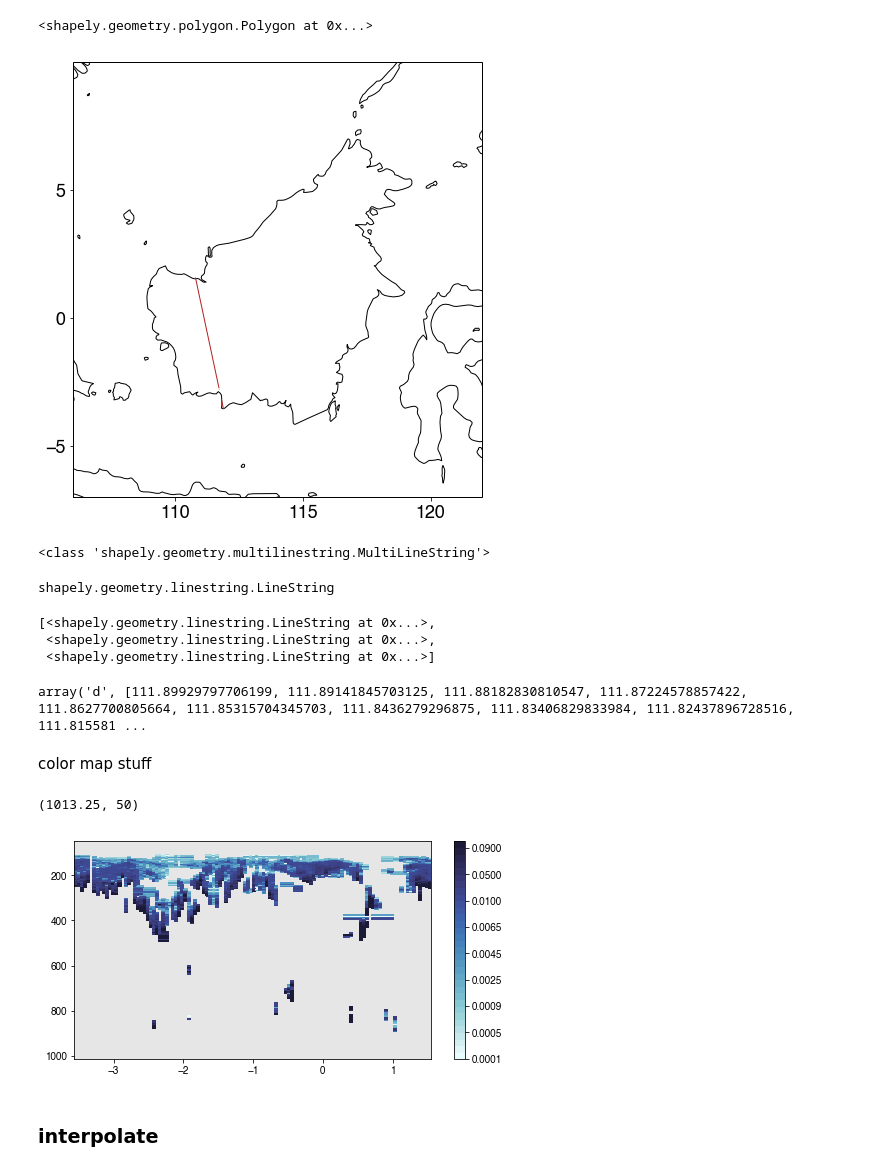
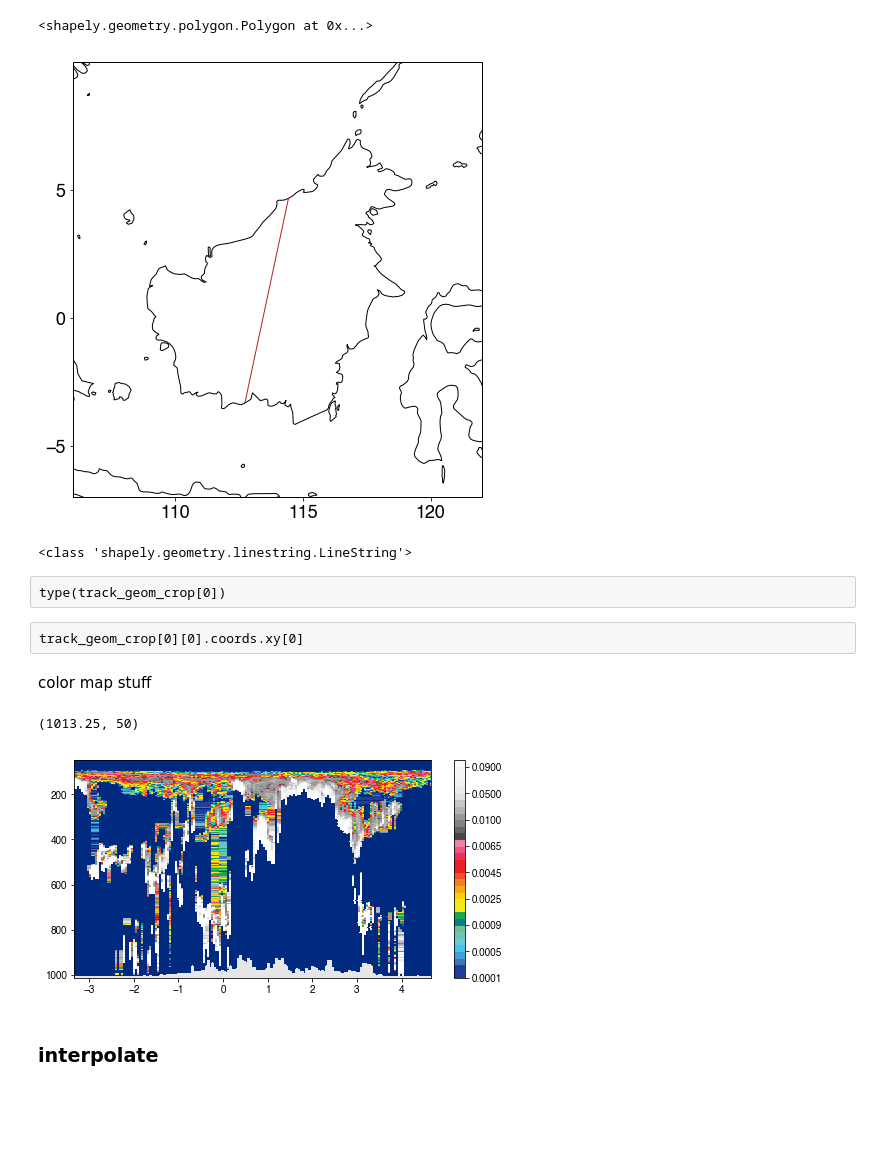
Before and after one commit to bairdlangenbrunner/indonesia-analysis, a Jupyter notebook: cloud-analysis/notebook-files/interpolating_and_averaging_equivalent_tracks.ipynb, the cells around one changed output. Drawn from its saved outputs; the diff is of its cells as text; code cells hidden in the pictures; blank space fills up the shorter version.

```diff
--- a/cloud-analysis/notebook-files/interpolating_and_averaging_equivalent_tracks.ipynb
+++ b/cloud-analysis/notebook-files/interpolating_and_averaging_equivalent_tracks.ipynb
@@ -18,5 +18,5 @@ import scipy.stats
 et_npy_file_list = sorted(glob.glob('CAL_LID_L2_05kmCPro-Standard-V4-10*'))
 # %%
 # open first collection
-f = -1
+f = 3
 et_file_list = numpy.load(et_npy_file_list[f])
@@ -124,27 +128,17 @@ ax.set_yticks([-5,0,5])
 ax.set_xticks([110,115,120])
 ax.tick_params(labelsize=fontsize)
 # %% [output]
-[figure, old version]
+[figure, new version]
 # %%
 #print(track_geom_crop)
 print(type(track_geom_crop))
 #print(type(track_geom_crop[0]) == shapely.geometry.multilinestring.MultiLineString)
 # %% [output]
-<class 'shapely.geometry.multilinestring.MultiLineString'>
+<class 'shapely.geometry.linestring.LineString'>
-# %%
-type(track_geom_crop[0])
-# %% [output]
-shapely.geometry.linestring.LineString
-# %%
-list(track_geom_crop[0])
-# %% [output]
-[<shapely.geometry.linestring.LineString at 0x...>,
- <shapely.geometry.linestring.LineString at 0x...>,
- <shapely.geometry.linestring.LineString at 0x...>]
-# %%
-track_geom_crop[0][0].coords.xy[0]
-# %% [output]
-array('d', [111.89929797706199, 111.89141845703125, 111.88182830810547, 111.87224578857422, 111.8627700805664, 111.85315704345703, 111.8436279296875, 111.83406829833984, 111.82437896728516, 111.815581 ...
+# %% [raw]
+type(track_geom_crop[0])
+# %% [raw]
+track_geom_crop[0][0].coords.xy[0]
 # %%
 #for file in [et_file_list[0]]:
 file = et_file_list[53]
@@ -221,16 +280,16 @@ cmap_partial = matplotlib.colors.LinearSegmentedColormap.from_list('trunc({n},{a
 # %%
 fig = mp.figure(figsize=(8,4))
 
 ax = fig.add_subplot(111)
 plot = ax.pcolormesh(lat_2d.T[::-1,:], p_data_subset.T[::-1,:], \
-                     gdal_tbc_data_subset.T[::-1,:], norm=norm, cmap=cmap_partial)
+                     gdal_tbc_data_subset.T[::-1,:], norm=norm, cmap=calipso_colormap)
 
 fig.colorbar(plot)
 
 ax.set_facecolor('0.9')
 ax.set_ylim(1013.25,50)
 # %% [output]
 (1013.25, 50)
-[figure, old version]
+[figure, new version]
 # %% [markdown]
 ### interpolate
```
Also changed, not shown: parts of 12 cells of this notebook, 10 other files.
